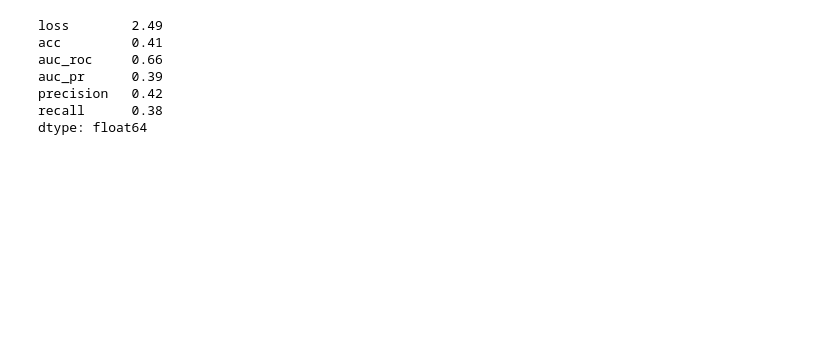
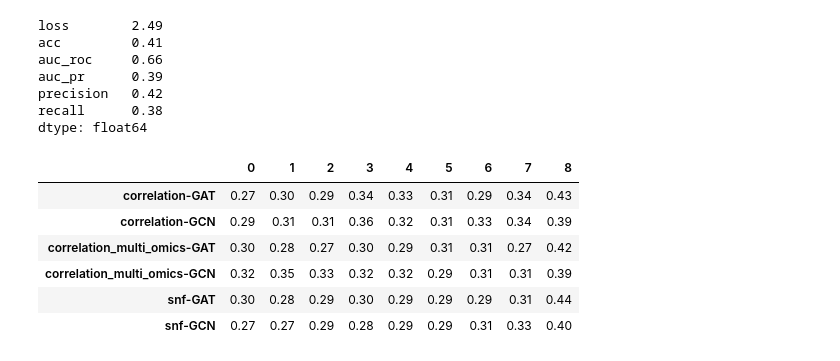
Before and after one commit to colombelli/gat-cancer-staging, a Jupyter notebook: notebooks/results_plotting.ipynb, the cells around one changed output. Cells and saved outputs as stored; diff of their text form; code cells hidden in the pictures; blank space fills up the shorter version.

Commit message:
Update analyzes notebooks for new results

```diff
--- a/notebooks/results_plotting.ipynb
+++ b/notebooks/results_plotting.ipynb
@@ -358,3 +418,19 @@ auc_pr      0.39
 precision   0.42
 recall      0.38
 dtype: float64
+# %%
+table_dict = {}
+for s in ['correlation', 'correlation_multi_omics', 'snf']:
+    for alg in ["GAT", "GCN"]:
+
+        table_dict[s+"-"+alg] = results[s].loc[results[s]['Algorithm'] == alg]["AUC-PR"].values
+# %%
+pd.DataFrame.from_dict(table_dict, orient='index')
+# %% [output]
+|  | 0 | 1 | 2 | 3 | 4 | 5 | 6 | 7 | 8 |
+| correlation-GAT | 0.27 | 0.30 | 0.29 | 0.34 | 0.33 | 0.31 | 0.29 | 0.34 | 0.43 |
+| correlation-GCN | 0.29 | 0.31 | 0.31 | 0.36 | 0.32 | 0.31 | 0.33 | 0.34 | 0.39 |
+| correlation_multi_omics-GAT | 0.30 | 0.28 | 0.27 | 0.30 | 0.29 | 0.31 | 0.31 | 0.27 | 0.42 |
+| correlation_multi_omics-GCN | 0.32 | 0.35 | 0.33 | 0.32 | 0.32 | 0.29 | 0.31 | 0.31 | 0.39 |
+| snf-GAT | 0.30 | 0.28 | 0.29 | 0.30 | 0.29 | 0.29 | 0.29 | 0.31 | 0.44 |
+| snf-GCN | 0.27 | 0.27 | 0.29 | 0.28 | 0.29 | 0.29 | 0.31 | 0.33 | 0.40 |
```
Also changed, not shown: parts of 7 cells of this notebook, 4 other files.
